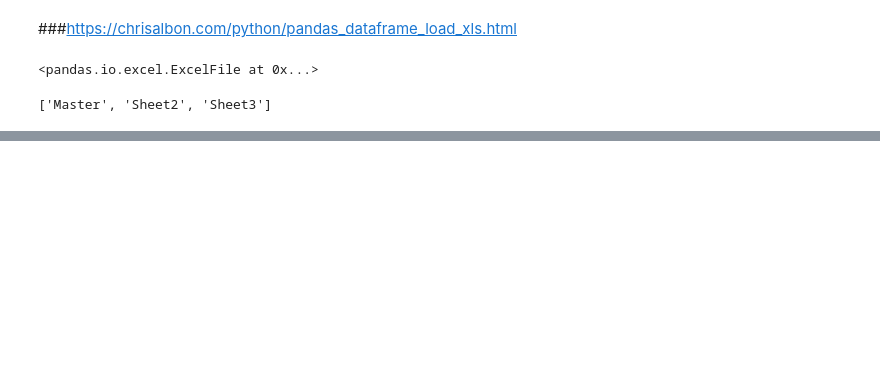
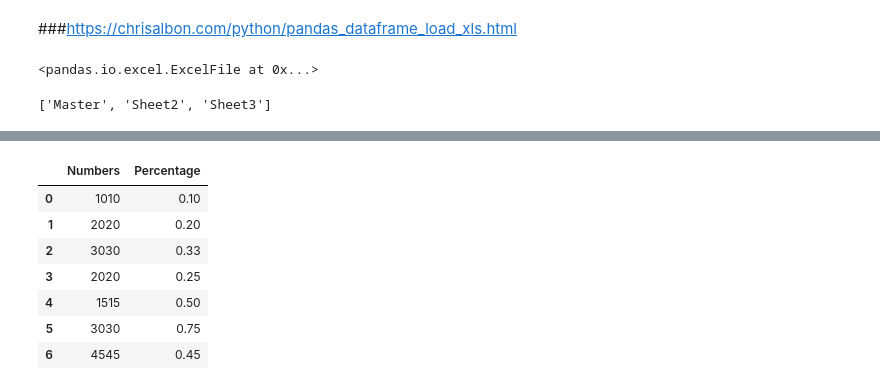
Before and after one commit to GroverGroupInc/iPython, a Jupyter notebook: converting a Pandas dataframe to an xlsx.ipynb, the cells around one changed output, grey strips where cells are left out. Saved outputs shown, nothing was run; the diff lists cells and outputs as text; code cells hidden in the pictures; blank space fills up the shorter version.

Commit message:
converting a Pandas dataframe to an xlsx

```diff
--- a/converting a Pandas dataframe to an xlsx.ipynb
+++ b/converting a Pandas dataframe to an xlsx.ipynb
@@ -60,0 +72,52 @@ writer.save()
+# %%
+##############################################################################
+#
+# An example of converting a Pandas dataframe to an xlsx file
+# with column formats using Pandas and XlsxWriter.
+#
+# Copyright 2013-2017, John McNamara, jmcnamara@cpan.org
+#
+
+import pandas as pd
+
+# Create a Pandas dataframe from some data.
+df = pd.DataFrame({'Numbers':    [1010, 2020, 3030, 2020, 1515, 3030, 4545],
+                   'Percentage': [.1,   .2,   .33,  .25,  .5,   .75,  .45 ],
+})
+
+# Create a Pandas Excel writer using XlsxWriter as the engine.
+writer = pd.ExcelWriter("pandas_column_formats.xlsx", engine='xlsxwriter')
+
+# Convert the dataframe to an XlsxWriter Excel object.
+df.to_excel(writer, sheet_name='Sheet1')
+
+# Get the xlsxwriter workbook and worksheet objects.
+workbook  = writer.book
+worksheet = writer.sheets['Sheet1']
+
+# Add some cell formats.
+format1 = workbook.add_format({'num_format': '#,##0.00'})
+format2 = workbook.add_format({'num_format': '0%'})
+
+# Note: It isn't possible to format any cells that already have a format such
+# as the index or headers or any cells that contain dates or datetimes.
+
+# Set the column width and format.
+worksheet.set_column('B:B', 18, format1)
+
+# Set the format but not the column width.
+worksheet.set_column('C:C', None, format2)
+
+# Close the Pandas Excel writer and output the Excel file.
+writer.save()
+# %%
+df
+# %% [output]
+|  | Numbers | Percentage |
+| 0 | 1010 | 0.10 |
+| 1 | 2020 | 0.20 |
+| 2 | 3030 | 0.33 |
+| 3 | 2020 | 0.25 |
+| 4 | 1515 | 0.50 |
+| 5 | 3030 | 0.75 |
+| 6 | 4545 | 0.45 |
```
Also changed, not shown: parts of 1 cell of this notebook.
